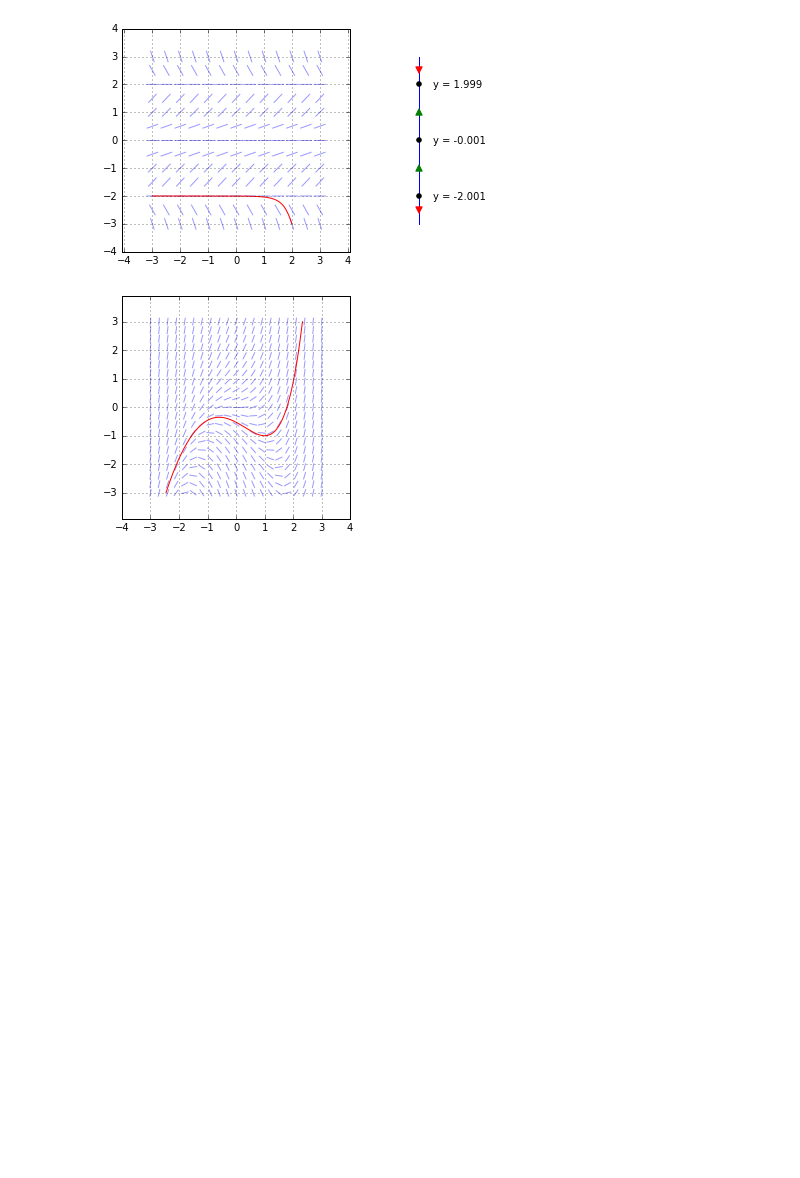
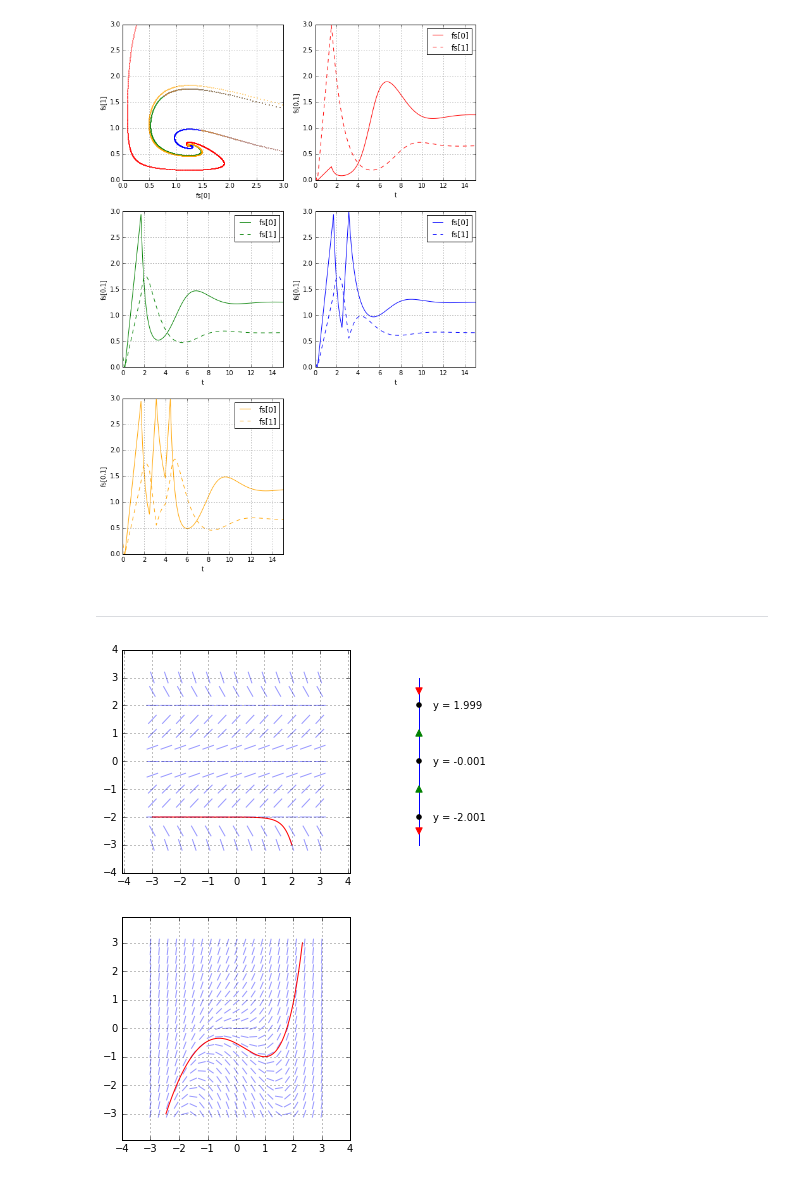
Before and after one commit to joyofdata/differential-equations, a Jupyter notebook: playground.ipynb, the cells around one changed output. Drawn from its saved outputs; the diff is of its cells as text; code cells hidden in the pictures; blank space fills up the shorter version.

```diff
--- a/playground.ipynb
+++ b/playground.ipynb
@@ -14,3 +38,18 @@ def f3(y, c):
+# %%
+def pp2(ys, t):
+    return [
+        2*ys[0]*(1-ys[0]/2.5)-1.5*ys[0]*ys[1],
+        -ys[1]+0.8*ys[0]*ys[1]
+    ]
+# %%
+plot_solution_and_components(pp2,
+    ics=[(5,[1,0.2]),(5,[1,0.5]),(5,[1,0.9]),(5,[1,1.8])],
+    args=None,
+    t_lim=(0,15), y_lims=[(0,3),(0,3)], t_del=0.01)
+# %% [output]
+[figure, added]
+# %% [markdown]
+---
 # %%
 plot_ode_solution(f2, ic=(2,-3), c=None,
     slope_field_step=(.5,.5), t_lim=(-3,3), y_lim=(-3,3))
```
Also changed, not shown: parts of 4 cells of this notebook, 2 other files.
